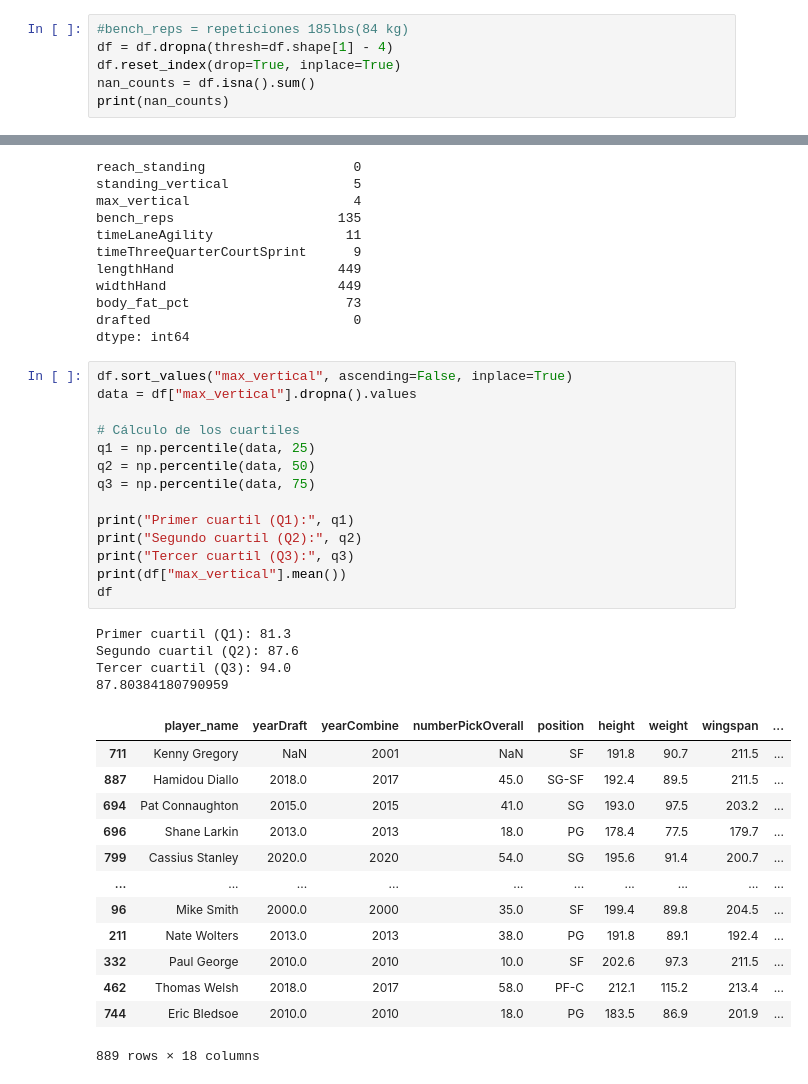
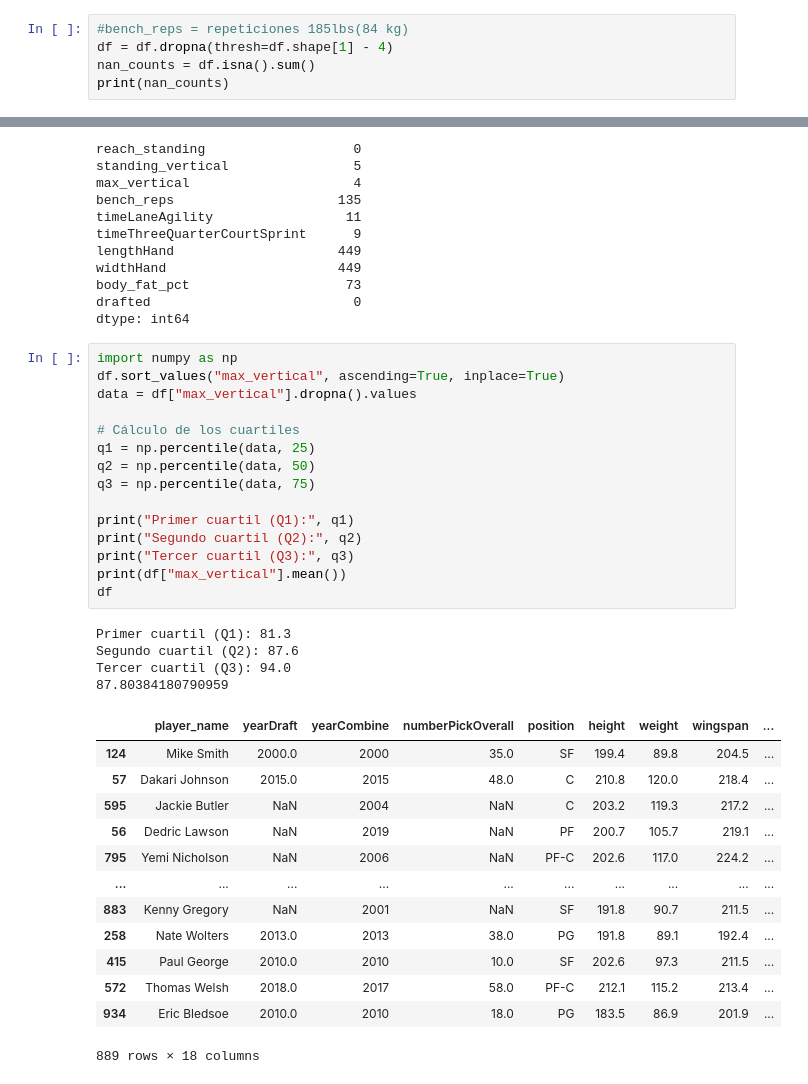
Before and after one commit to fchiapped/Proyecto-Vis-Info, a Jupyter notebook: idea.ipynb, the cells around one changed output, grey strips where cells are left out. Saved outputs shown, nothing was run; the diff lists cells and outputs as text.

```diff
--- a/idea.ipynb
+++ b/idea.ipynb
@@ -33,7 +32,6 @@ df = df.round(1)
 # %%
 #bench_reps = repeticiones 185lbs(84 kg)
 df = df.dropna(thresh=df.shape[1] - 4)
-df.reset_index(drop=True, inplace=True)
 nan_counts = df.isna().sum()
 print(nan_counts)
 # %% [output]
@@ -57,34 +55,35 @@ body_fat_pct                    73
 drafted                          0
 dtype: int64
 # %%
-df.sort_values("max_vertical", ascending=False, inplace=True)
+import numpy as np
+df.sort_values("max_vertical", ascending=True, inplace=True)
 data = df["max_vertical"].dropna().values
 
 # Cálculo de los cuartiles
 q1 = np.percentile(data, 25)
 q2 = np.percentile(data, 50)
 q3 = np.percentile(data, 75)
 
 print("Primer cuartil (Q1):", q1)
 print("Segundo cuartil (Q2):", q2)
 print("Tercer cuartil (Q3):", q3)
 print(df["max_vertical"].mean())
 df
 # %% [output]
 Primer cuartil (Q1): 81.3
 Segundo cuartil (Q2): 87.6
 Tercer cuartil (Q3): 94.0
 87.80384180790959
 |  | player_name | yearDraft | yearCombine | numberPickOverall | position | height | weight | wingspan | ... |
-| 711 | Kenny Gregory | NaN | 2001 | NaN | SF | 191.8 | 90.7 | 211.5 | ... |
-| 887 | Hamidou Diallo | 2018.0 | 2017 | 45.0 | SG-SF | 192.4 | 89.5 | 211.5 | ... |
-| 694 | Pat Connaughton | 2015.0 | 2015 | 41.0 | SG | 193.0 | 97.5 | 203.2 | ... |
-| 696 | Shane Larkin | 2013.0 | 2013 | 18.0 | PG | 178.4 | 77.5 | 179.7 | ... |
-| 799 | Cassius Stanley | 2020.0 | 2020 | 54.0 | SG | 195.6 | 91.4 | 200.7 | ... |
+| 124 | Mike Smith | 2000.0 | 2000 | 35.0 | SF | 199.4 | 89.8 | 204.5 | ... |
+| 57 | Dakari Johnson | 2015.0 | 2015 | 48.0 | C | 210.8 | 120.0 | 218.4 | ... |
+| 595 | Jackie Butler | NaN | 2004 | NaN | C | 203.2 | 119.3 | 217.2 | ... |
+| 56 | Dedric Lawson | NaN | 2019 | NaN | PF | 200.7 | 105.7 | 219.1 | ... |
+| 795 | Yemi Nicholson | NaN | 2006 | NaN | PF-C | 202.6 | 117.0 | 224.2 | ... |
 | ... | ... | ... | ... | ... | ... | ... | ... | ... | ... |
-| 96 | Mike Smith | 2000.0 | 2000 | 35.0 | SF | 199.4 | 89.8 | 204.5 | ... |
-| 211 | Nate Wolters | 2013.0 | 2013 | 38.0 | PG | 191.8 | 89.1 | 192.4 | ... |
-| 332 | Paul George | 2010.0 | 2010 | 10.0 | SF | 202.6 | 97.3 | 211.5 | ... |
-| 462 | Thomas Welsh | 2018.0 | 2017 | 58.0 | PF-C | 212.1 | 115.2 | 213.4 | ... |
-| 744 | Eric Bledsoe | 2010.0 | 2010 | 18.0 | PG | 183.5 | 86.9 | 201.9 | ... |
+| 883 | Kenny Gregory | NaN | 2001 | NaN | SF | 191.8 | 90.7 | 211.5 | ... |
+| 258 | Nate Wolters | 2013.0 | 2013 | 38.0 | PG | 191.8 | 89.1 | 192.4 | ... |
+| 415 | Paul George | 2010.0 | 2010 | 10.0 | SF | 202.6 | 97.3 | 211.5 | ... |
+| 572 | Thomas Welsh | 2018.0 | 2017 | 58.0 | PF-C | 212.1 | 115.2 | 213.4 | ... |
+| 934 | Eric Bledsoe | 2010.0 | 2010 | 18.0 | PG | 183.5 | 86.9 | 201.9 | ... |
 889 rows × 18 columns
```
Also changed, not shown: parts of 12 cells of this notebook, 2 other files.
